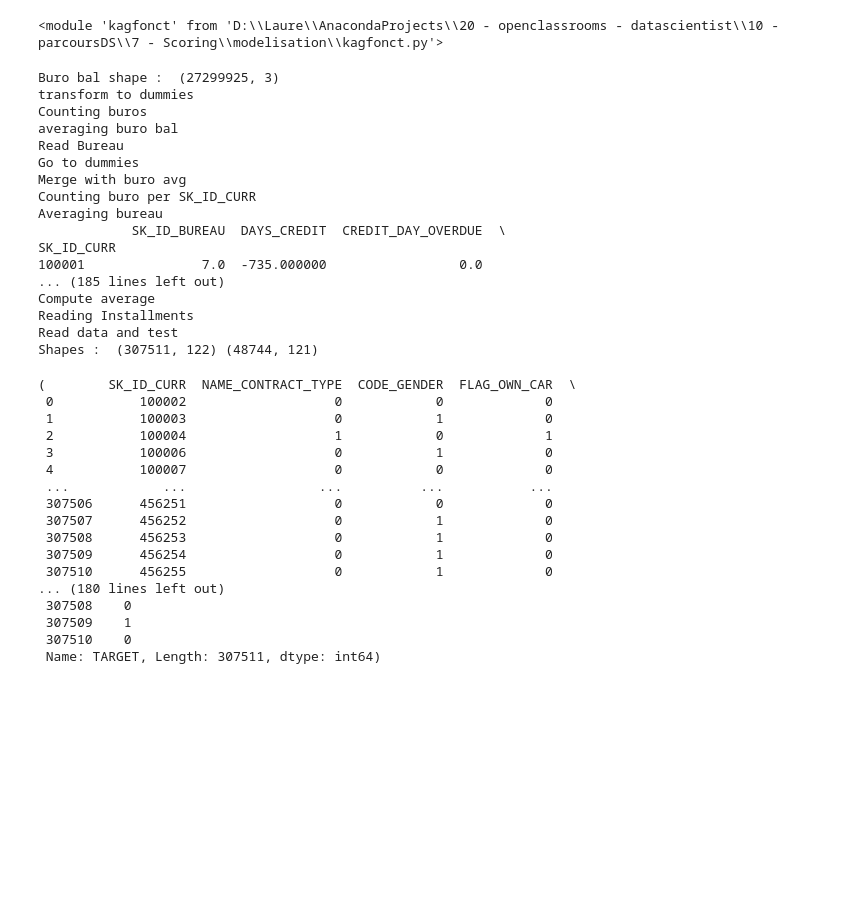
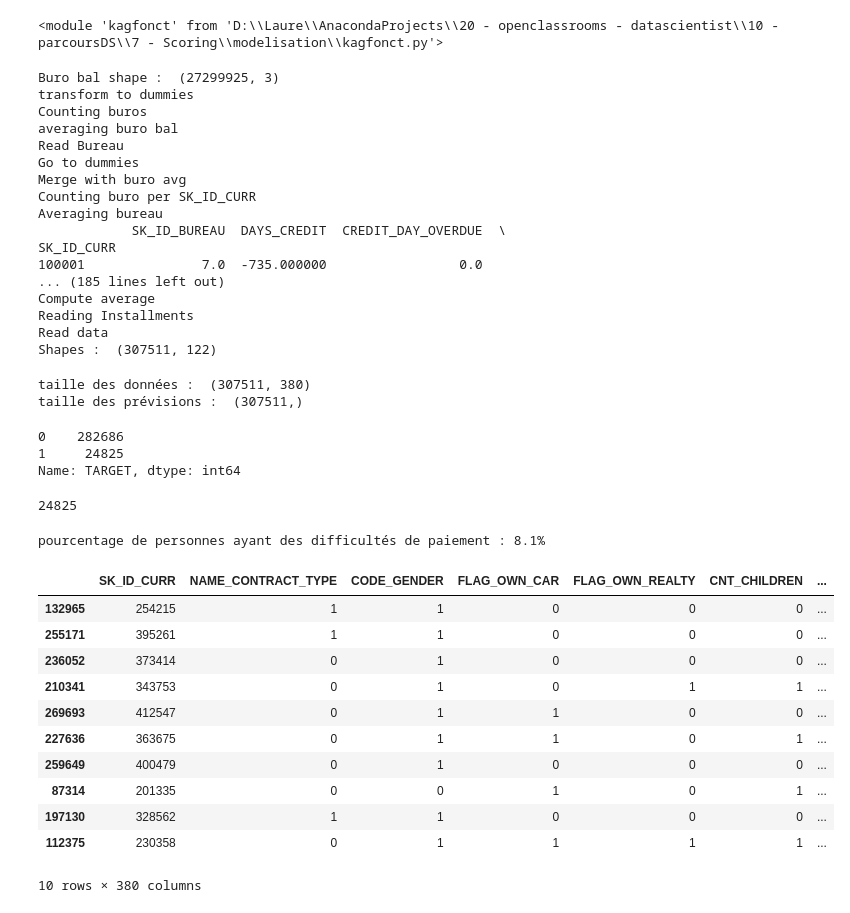
Before and after one commit to sunktoteca/OC-Parcours-DS-P7, a Jupyter notebook: modelisation/scoring - modelisation.ipynb, the cells around one changed output. Saved outputs shown, nothing was run; the diff lists cells and outputs as text; code cells hidden in the pictures; blank space fills up the shorter version.

```diff
--- a/modelisation/scoring - modelisation.ipynb
+++ b/modelisation/scoring - modelisation.ipynb
@@ -289,7 +300,7 @@ reload(kf)
 # %% [output]
 <module 'kagfonct' from 'D:\\Laure\\AnacondaProjects\\20 - openclassrooms - datascientist\\10 - parcoursDS\\7 - Scoring\\modelisation\\kagfonct.py'>
 # %%
-kf.build_model_input(PATH)
+data, y = kf.build_model_input(PATH)
 # %% [output]
 Buro bal shape :  (27299925, 3)
 transform to dummies
@@ -306,22 +317,40 @@ SK_ID_CURR
 ... (185 lines left out)
 Compute average
 Reading Installments
-Read data and test
-Shapes :  (307511, 122) (48744, 121)
+Read data
+Shapes :  (307511, 122)
-(        SK_ID_CURR  NAME_CONTRACT_TYPE  CODE_GENDER  FLAG_OWN_CAR  \
- 0           100002                   0            0             0
- 1           100003                   0            1             0
- 2           100004                   1            0             1
- 3           100006                   0            1             0
- 4           100007                   0            0             0
- ...            ...                 ...          ...           ...
- 307506      456251                   0            0             0
- 307507      456252                   0            1             0
- 307508      456253                   0            1             0
- 307509      456254                   0            1             0
- 307510      456255                   0            1             0
-... (180 lines left out)
- 307508    0
- 307509    1
- 307510    0
- Name: TARGET, Length: 307511, dtype: int64)
+# %%
+print("taille des données : ", data.shape)
+print("taille des prévisions : ", y.shape)
+# %% [output]
+taille des données :  (307511, 380)
+taille des prévisions :  (307511,)
+# %%
+y.value_counts()
+# %% [output]
+0    282686
+1     24825
+Name: TARGET, dtype: int64
+# %%
+(y==1).sum()
+# %% [output]
+24825
+# %%
+print(f"pourcentage de personnes ayant des difficultés de paiement : {(y==1).sum()/len(y)*100:.1f}%")
+# %% [output]
+pourcentage de personnes ayant des difficultés de paiement : 8.1%
+# %%
+data.sample(10)
+# %% [output]
+|  | SK_ID_CURR | NAME_CONTRACT_TYPE | CODE_GENDER | FLAG_OWN_CAR | FLAG_OWN_REALTY | CNT_CHILDREN | ... |
+| 132965 | 254215 | 1 | 1 | 0 | 0 | 0 | ... |
+| 255171 | 395261 | 1 | 1 | 0 | 0 | 0 | ... |
+| 236052 | 373414 | 0 | 1 | 0 | 0 | 0 | ... |
+| 210341 | 343753 | 0 | 1 | 0 | 1 | 1 | ... |
+| 269693 | 412547 | 0 | 1 | 1 | 0 | 0 | ... |
+| 227636 | 363675 | 0 | 1 | 1 | 0 | 1 | ... |
+| 259649 | 400479 | 0 | 1 | 0 | 0 | 0 | ... |
+| 87314 | 201335 | 0 | 0 | 1 | 0 | 1 | ... |
+| 197130 | 328562 | 1 | 1 | 0 | 0 | 0 | ... |
+| 112375 | 230358 | 0 | 1 | 1 | 1 | 1 | ... |
+10 rows × 380 columns
```
Also changed, not shown: parts of 21 cells of this notebook, 1 other file.
